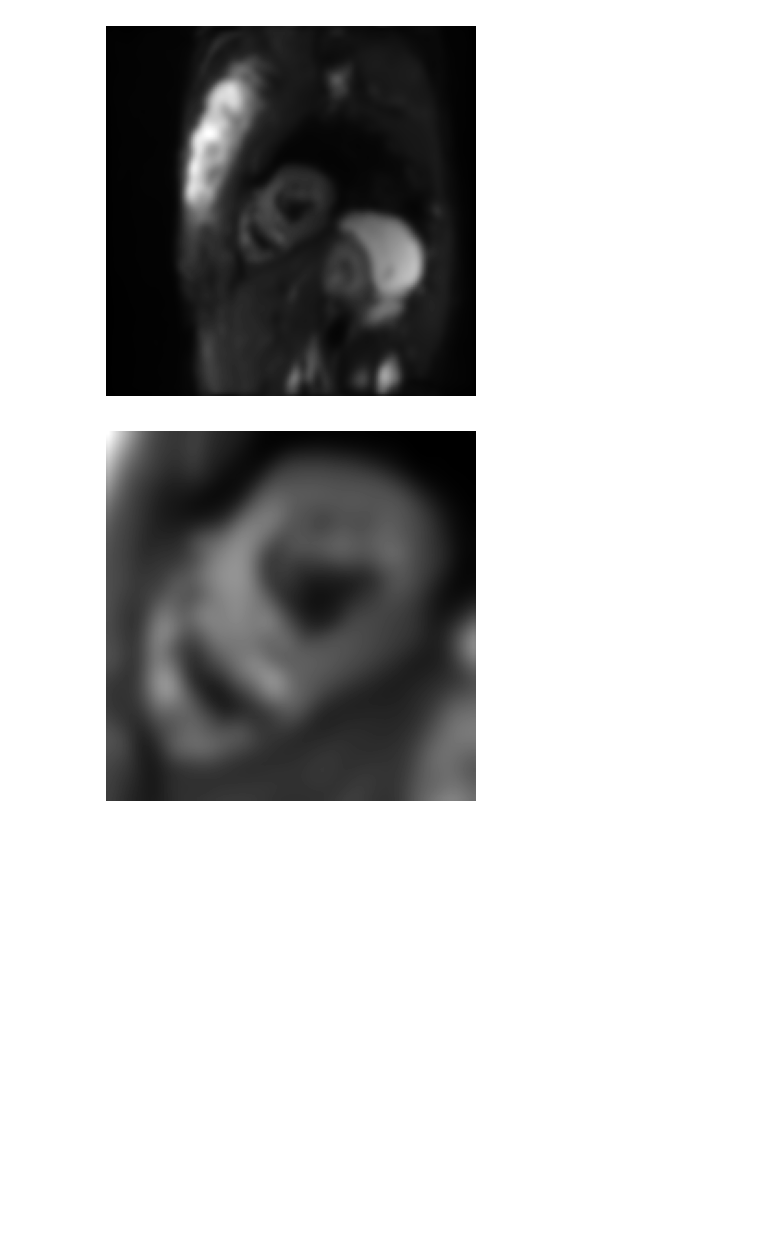
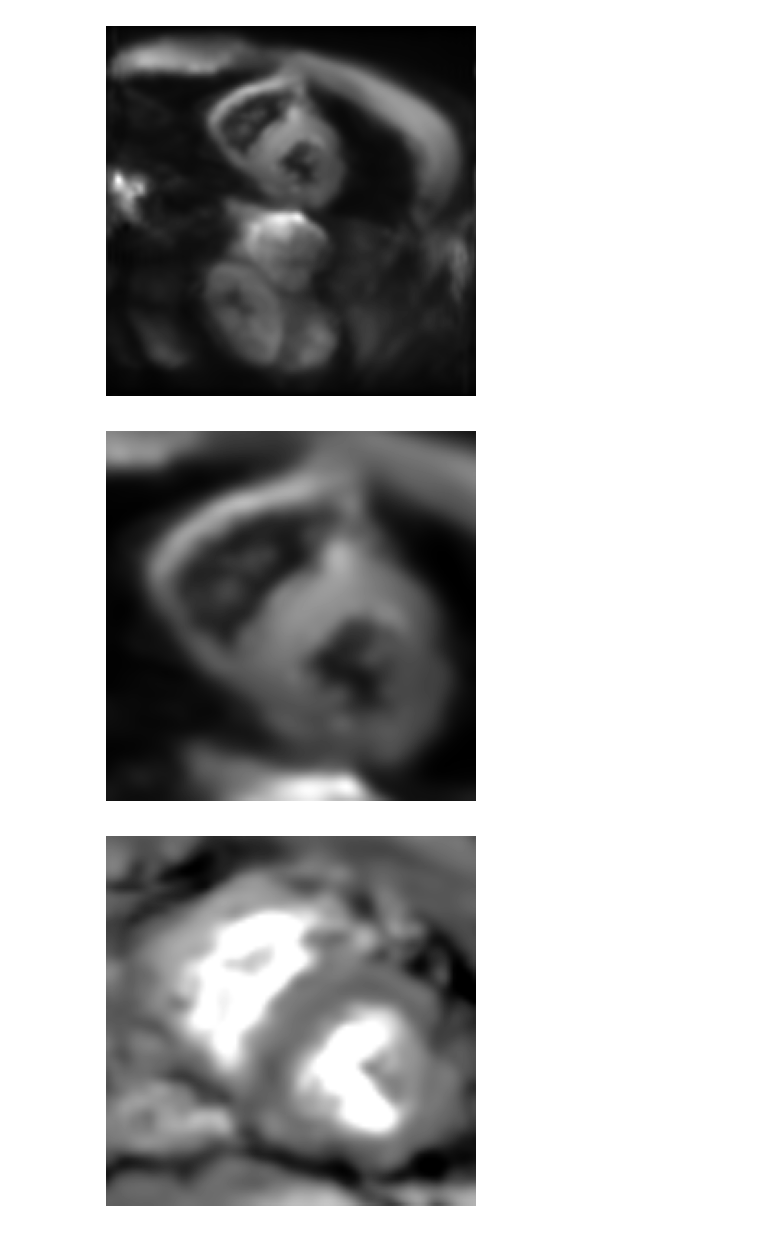
Before and after one commit to sash9966/nnUNet, a Jupyter notebook: plots.ipynb, the cells around one changed output. Saved outputs shown, nothing was run; the diff lists cells and outputs as text; code cells hidden in the pictures; blank space fills up the shorter version.

```diff
--- a/plots.ipynb
+++ b/plots.ipynb
@@ -1,32 +1,33 @@
 # %%
 
 
 import nibabel as nib
 import matplotlib.pyplot as plt
 
 def load_and_plot_2d_nii(file_path):
     # Load the .nii or .nii.gz file
     img = nib.load(file_path)
     data = img.get_fdata()
 
     # Check if data is 2D
     if data.ndim != 2:
         print("The loaded data is not 2D.")
         return
 
     # Plot the image
     plt.imshow(data, cmap="gray")
     plt.axis("off")
     plt.show()
 
 # Example usage
-main_path= "/Users/saschastocker/Documents/Stanford/work2024/WholeHeartCropISMRM/Summer_of_Segmentation_2024/Le/Volunteer_05/Distortion_Corrected/DiVO_10_06"
-file_paths =[ "03_Segmentation_Images/Average_Diffusion_Weighted_Image_Slice_001.nii", "05_Segmentation_Images_CI/Cropped_Average_Diffusion_Weighted_Image_Slice_001.nii", "05_Segmentation_Images_CI/Cropped_Mean_Diffusivty_Image_Slice_001.nii"]
+main_path= "/Users/saschastocker/Documents/Stanford/work2024/WholeHeartCropISMRM/Summer_of_Segmentation_2024/Le/Volunteer_04/Distortion_Corrected/DiVO_15_04"
+file_paths =[ "03_Segmentation_Images/Average_Diffusion_Weighted_Image_Slice_002.nii", "05_Segmentation_Images_CI/Cropped_Average_Diffusion_Weighted_Image_Slice_002.nii", "05_Segmentation_Images_CI/Cropped_Mean_Diffusivty_Image_Slice_002.nii"]
 for file in file_paths:
     load_and_plot_2d_nii(main_path+ '/'+ file)
 # %% [output]
-[figure, old version]
+[figure, new version]
-[figure, old version]
+[figure, new version]
+[figure, added]
 # %%
 import nibabel as nib
 import numpy as np
```
Also changed, not shown: parts of 1 cell of this notebook, 2 other files.
